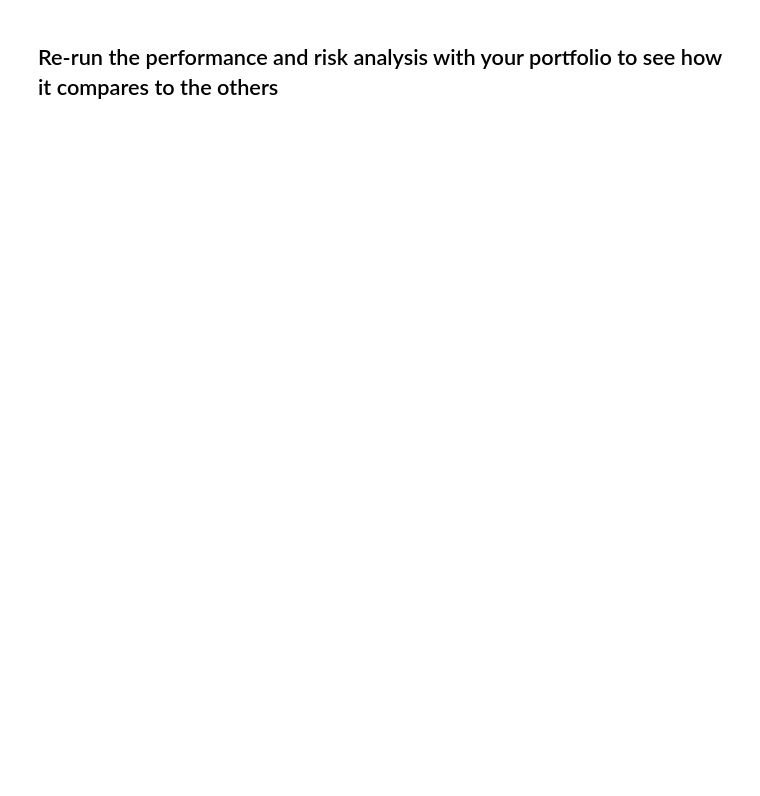
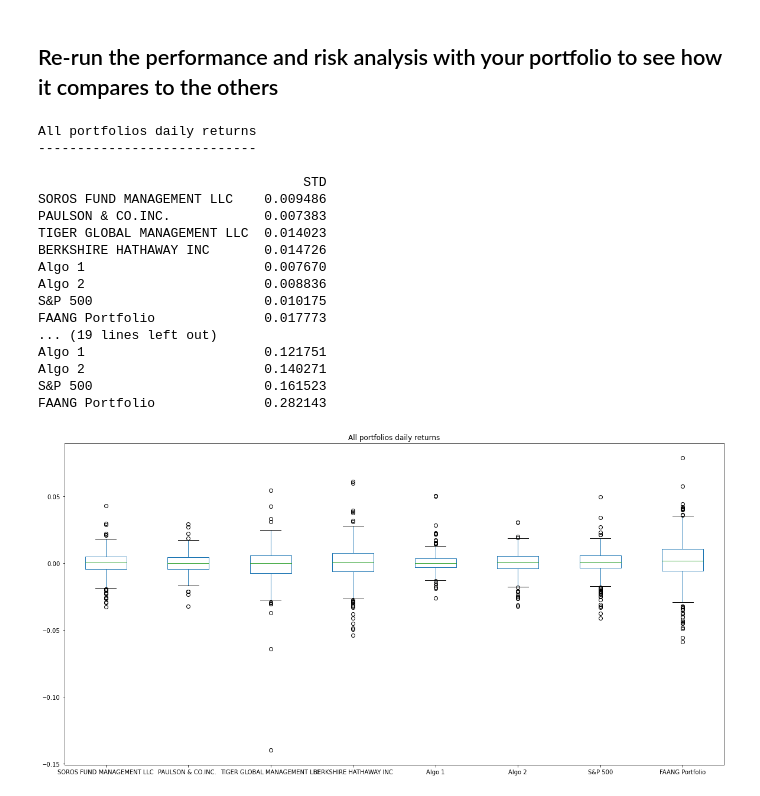
Before and after one commit to drg-developer-2-GWFinTech-Homeworks/homework-3, a Jupyter notebook: whale_analysis.ipynb, the cells around one changed output. Saved outputs shown, nothing was run; the diff lists cells and outputs as text; code cells hidden in the pictures; blank space fills up the shorter version.

```diff
--- a/whale_analysis.ipynb
+++ b/whale_analysis.ipynb
@@ -593 +606,55 @@ faang_portfolio_weighted_returns.head()
+# %%
+# Risk
+
+## Returns box plot
+all_portfolios_daily_returns.plot(kind='box', figsize=(20, 10), title="All portfolios daily returns")
+
+## Standard deviations
+all_portfolios_daily_returns_std = pd.DataFrame(all_portfolios_daily_returns.std())
+all_portfolios_daily_returns_std.columns = ["STD"]
+print()
+print()
+print("All portfolios daily returns")
+print("----------------------------")
+print()
+print(all_portfolios_daily_returns_std)
+
+## Determine which portfolios are riskier than the S&P 500
+riskiest = all_portfolios_daily_returns_std.loc[all_portfolios_daily_returns_std["STD"] > all_portfolios_daily_returns_std.loc["S&P 500", "STD"]]
+
+print()
+print()
+print("All portfolios riskiest")
+print("-----------------------")
+print()
+print(riskiest)
+
+
+## Calculate the annualized standard deviation (252 trading days)
+annualized_all_portfolios_daily_returns_std = all_portfolios_daily_returns_std * np.sqrt(252)
+print()
+print()
+print("All portfolios annualized standard deviation")
+print("--------------------------------------------")
+print()
+print(annualized_all_portfolios_daily_returns_std)
+# %% [output]
+All portfolios daily returns
+----------------------------
+
+                                  STD
+SOROS FUND MANAGEMENT LLC    0.009486
+PAULSON & CO.INC.            0.007383
+TIGER GLOBAL MANAGEMENT LLC  0.014023
+BERKSHIRE HATHAWAY INC       0.014726
+Algo 1                       0.007670
+Algo 2                       0.008836
+S&P 500                      0.010175
+FAANG Portfolio              0.017773
+... (19 lines left out)
+Algo 1                       0.121751
+Algo 2                       0.140271
+S&P 500                      0.161523
+FAANG Portfolio              0.282143
+[figure, added]
 # %%
```
Also changed, not shown: parts of 17 cells of this notebook.
